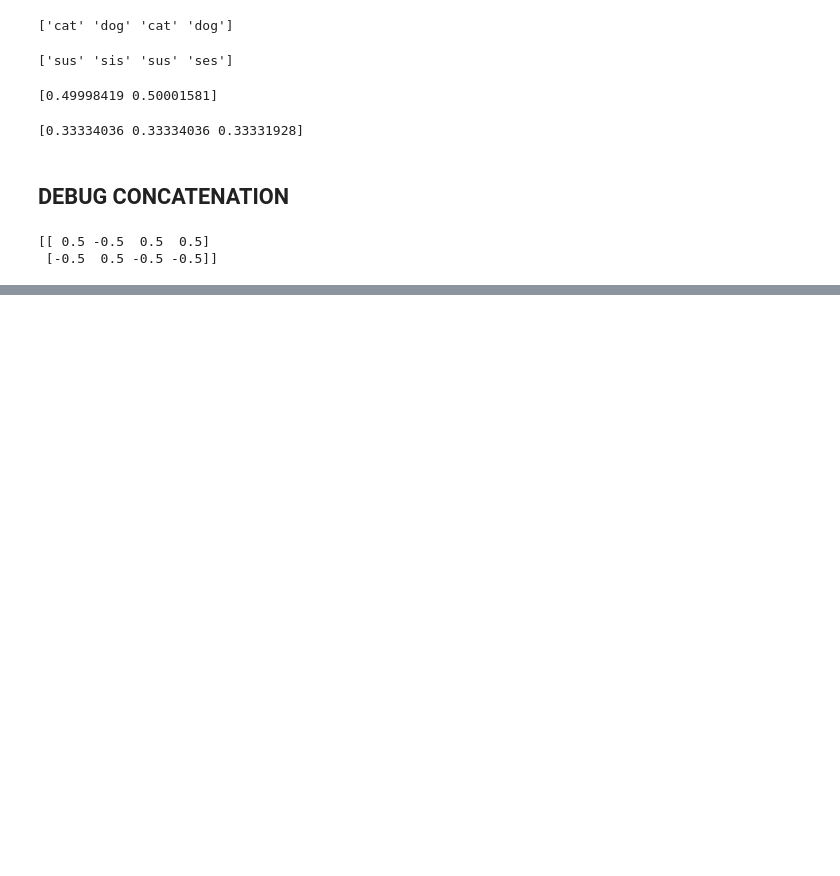
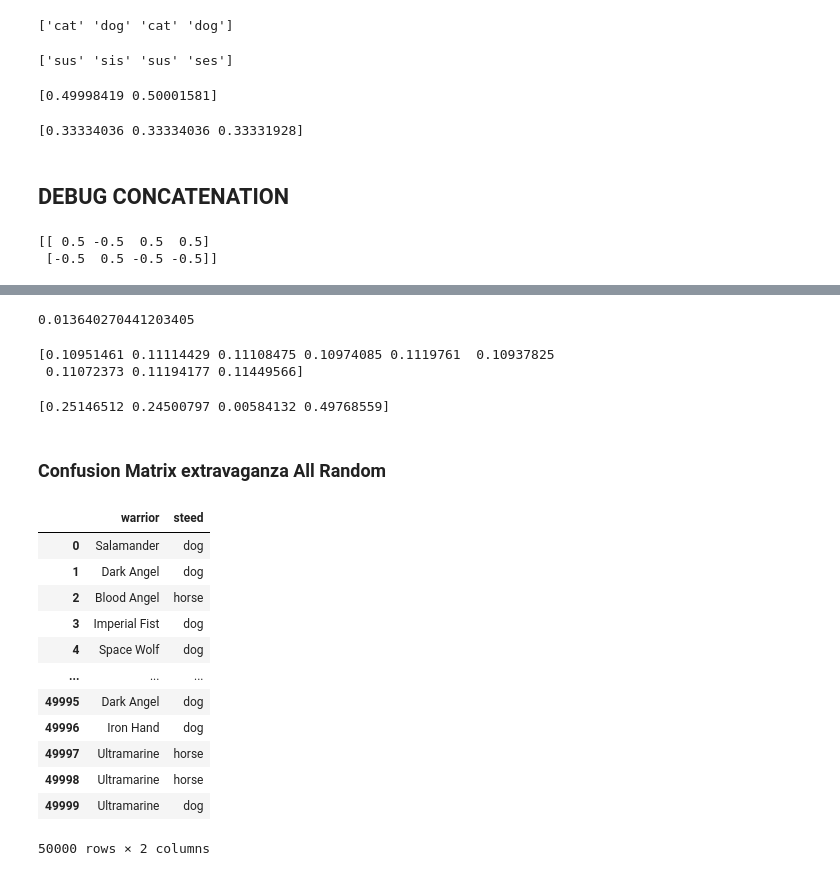
Before and after one commit to Mars4269/cFair-one-hot-kernel, a Jupyter notebook: old_things.ipynb, the cells around one changed output, grey strips where cells are left out. Drawn from its saved outputs; the diff is of its cells as text; code cells hidden in the pictures; blank space fills up the shorter version.

```diff
--- a/old_things.ipynb
+++ b/old_things.ipynb
@@ -180,0 +185,7 @@ print(f)
+# %%
+ani = []
+war = []
+
+for i in range(50000):
+    ani.append(sample(animals))
+    war.append(sample(warriors))
@@ -180,0 +211,33 @@ print(f)
+# %%
+print(result_ar.value)
+# %% [output]
+0.013640270441203405
+# %%
+print(result_ar.alpha)
+# %% [output]
+[0.10951461 0.11114429 0.11108475 0.10974085 0.1119761  0.10937825
+ 0.11072373 0.11194177 0.11449566]
+# %%
+print(result_ar.beta)
+# %% [output]
+[0.25146512 0.24500797 0.00584132 0.49768559]
+# %% [markdown]
+### Confusion Matrix extravaganza All Random
+# %%
+legionAllRand = pd.DataFrame({'warrior': war, 'steed': ani})
+# %%
+legionAllRand
+# %% [output]
+|  | warrior | steed |
+| 0 | Salamander | dog |
+| 1 | Dark Angel | dog |
+| 2 | Blood Angel | horse |
+| 3 | Imperial Fist | dog |
+| 4 | Space Wolf | dog |
+| ... | ... | ... |
+| 49995 | Dark Angel | dog |
+| 49996 | Iron Hand | dog |
+| 49997 | Ultramarine | horse |
+| 49998 | Ultramarine | horse |
+| 49999 | Ultramarine | dog |
+50000 rows × 2 columns
```
Also changed, not shown: parts of 63 cells of this notebook.
